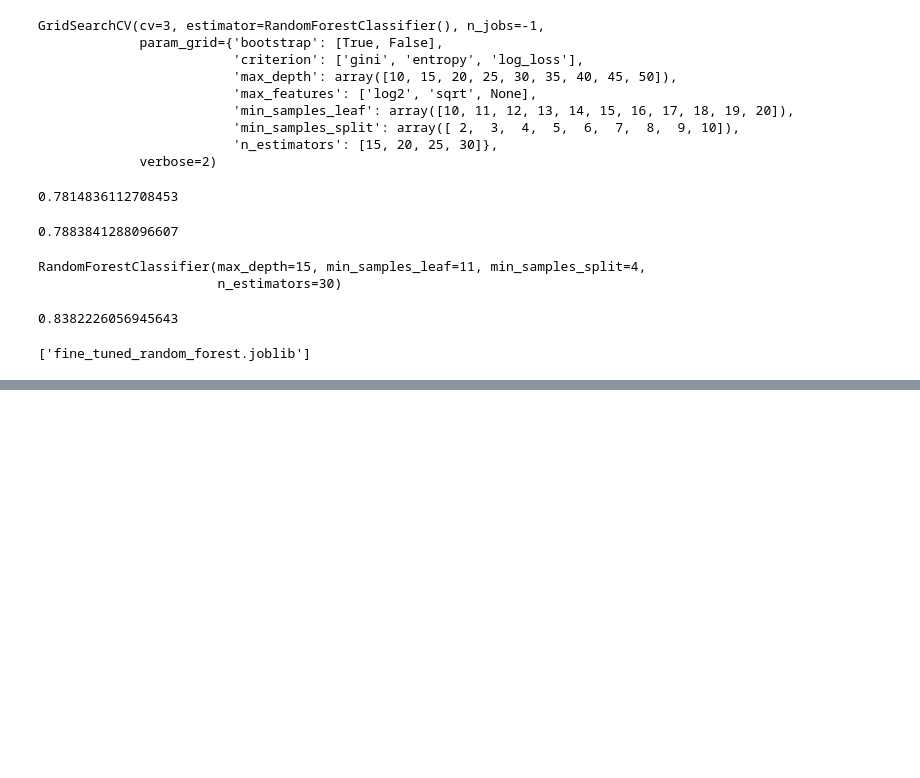
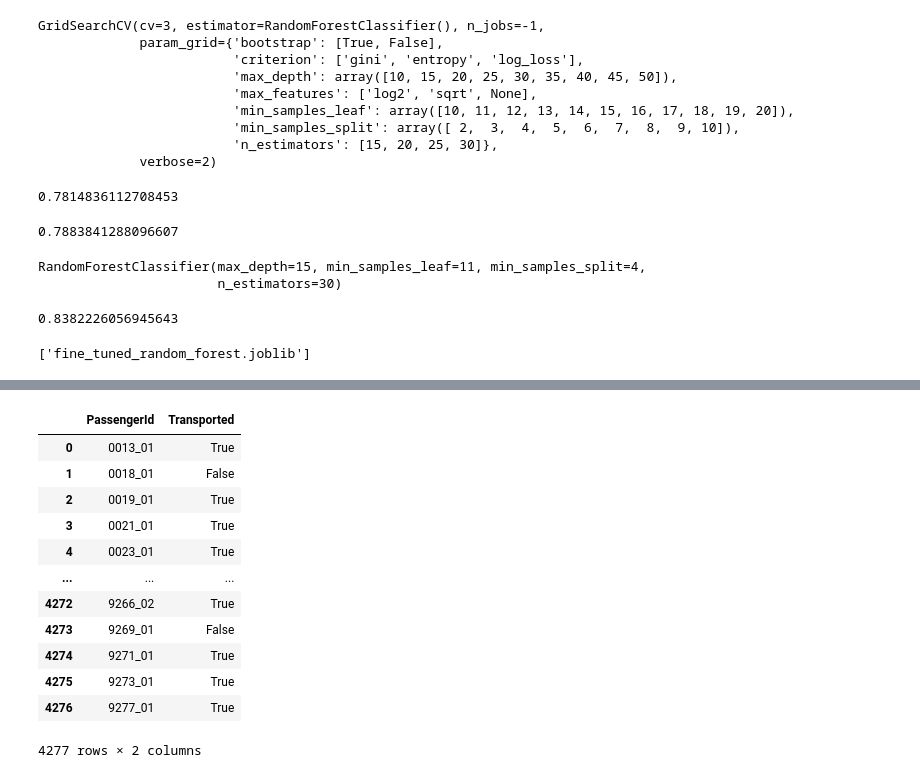
Before and after one commit to AhmadBustati/titanic-spaceship-kaggle, a Jupyter notebook: end-to-end-surviovr-predictior.ipynb, the cells around one changed output, grey strips where cells are left out. Saved outputs shown, nothing was run; the diff lists cells and outputs as text; code cells hidden in the pictures; blank space fills up the shorter version.

```diff
--- a/end-to-end-surviovr-predictior.ipynb
+++ b/end-to-end-surviovr-predictior.ipynb
@@ -783,0 +811,24 @@ dump(grid_search.best_estimator_,"fine_tuned_random_forest.joblib")
+# %%
+submission_transformed = pipeline.transform(submission_data)
+predicted_labels = grid_search.predict(submission_transformed)
+data_dict = {
+    "PassengerId":submission_data["PassengerId"],
+    "Transported":predicted_labels
+}
+submission = pd.DataFrame(data_dict)
+# %%
+submission
+# %% [output]
+|  | PassengerId | Transported |
+| 0 | 0013_01 | True |
+| 1 | 0018_01 | False |
+| 2 | 0019_01 | True |
+| 3 | 0021_01 | True |
+| 4 | 0023_01 | True |
+| ... | ... | ... |
+| 4272 | 9266_02 | True |
+| 4273 | 9269_01 | False |
+| 4274 | 9271_01 | True |
+| 4275 | 9273_01 | True |
+| 4276 | 9277_01 | True |
+4277 rows × 2 columns
```
Also changed, not shown: parts of 3 cells of this notebook, 1 other file.
